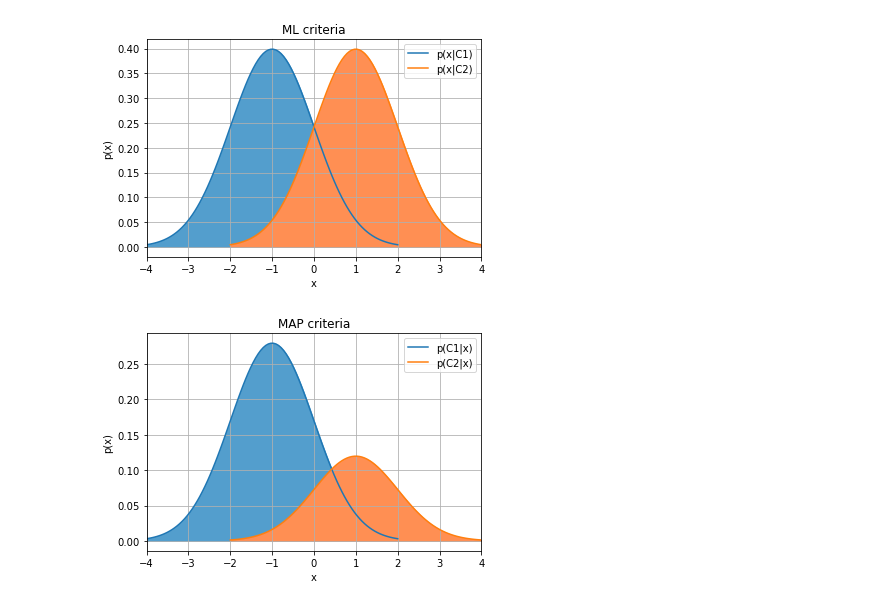
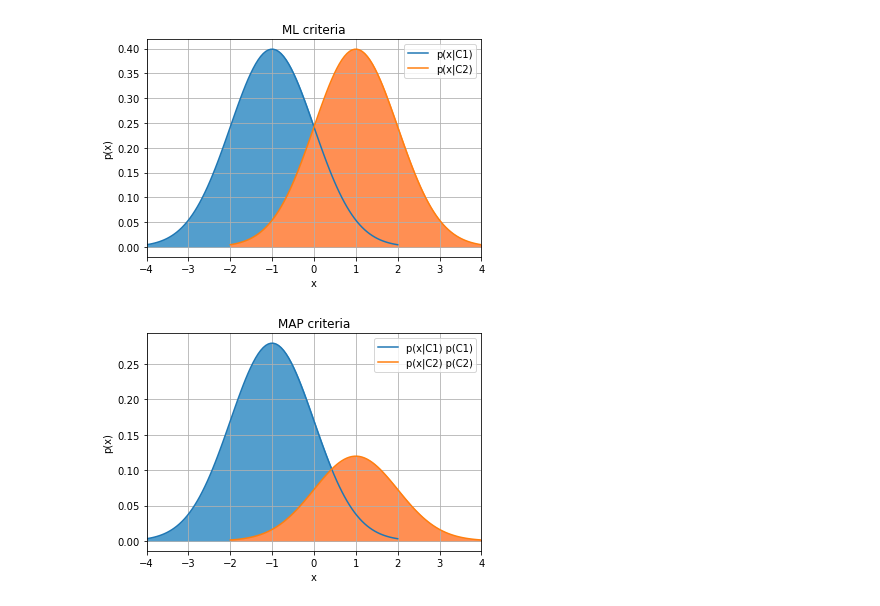
Before and after one commit to ito-rafael/IA006C-MachineLearning, a Jupyter notebook: efc1/theoretical-ex.ipynb, the cells around one changed output. Cells and saved outputs as stored; diff of their text form; code cells hidden in the pictures.

```diff
--- a/efc1/theoretical-ex.ipynb
+++ b/efc1/theoretical-ex.ipynb
@@ -52,33 +52,33 @@ variance_1 = 1
 sigma_1 = np.sqrt(variance_1)
 # class 2 distribution
 mu_2 = 1
 variance_2 = 1
 sigma_2 = np.sqrt(variance_2)
 
 # create x for classes C1 and C2
 x1 = np.linspace(mu_1 - 3*sigma_1, mu_1 + 3*sigma_1, 100)
 x2 = np.linspace(mu_2 - 3*sigma_2, mu_2 + 3*sigma_2, 100)
 # create y for classes C1 and C2
 y1 = stats.norm.pdf(x1, mu_1, sigma_1)*0.7
 y2 = stats.norm.pdf(x2, mu_2, sigma_2)*0.3
 
 # plot C1 and C2
-plt.plot(x1, y1, label='p(C1|x)')
-plt.plot(x2, y2, label='p(C2|x)')
+plt.plot(x1, y1, label='p(x|C1) p(C1)')
+plt.plot(x2, y2, label='p(x|C2) p(C2)')
 # fill the graph
 plt.fill_between(x1, y1, color='#539ecd', alpha='1.0')
 plt.fill_between(x2, y2, color='#ff8f53', alpha='1.0')
 
 # axis label
 plt.xlabel('x')
 plt.ylabel('p(x)')
 # title
 plt.title('MAP criteria')
 
 plt.autoscale(axis='x', tight=True) # axis adjust
 plt.grid(True) # add grid
 plt.legend() # add legend
 plt.savefig(path + 'MAP.png', dpi=300)
 plt.show()
 # %% [output]
-[figure, old version]
+[figure, new version]
```
Also changed, not shown: 11 other files.
